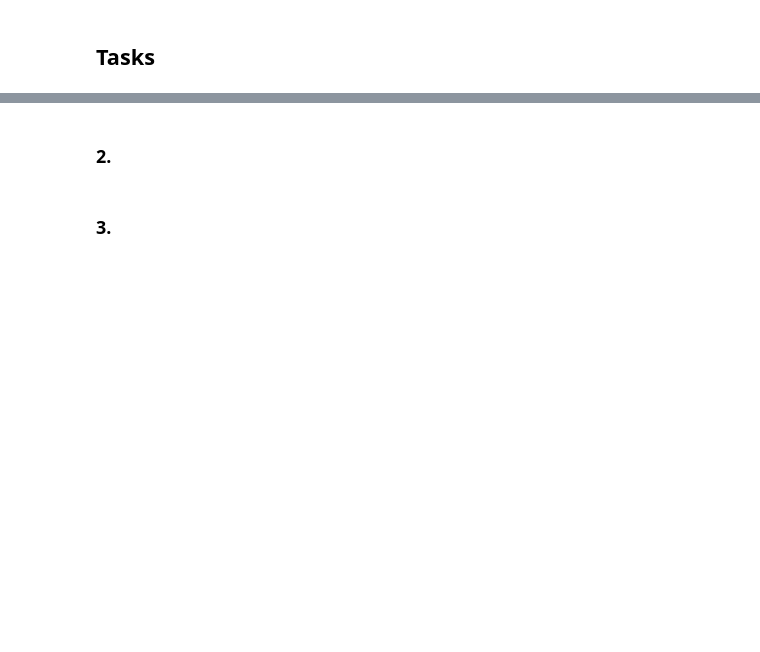
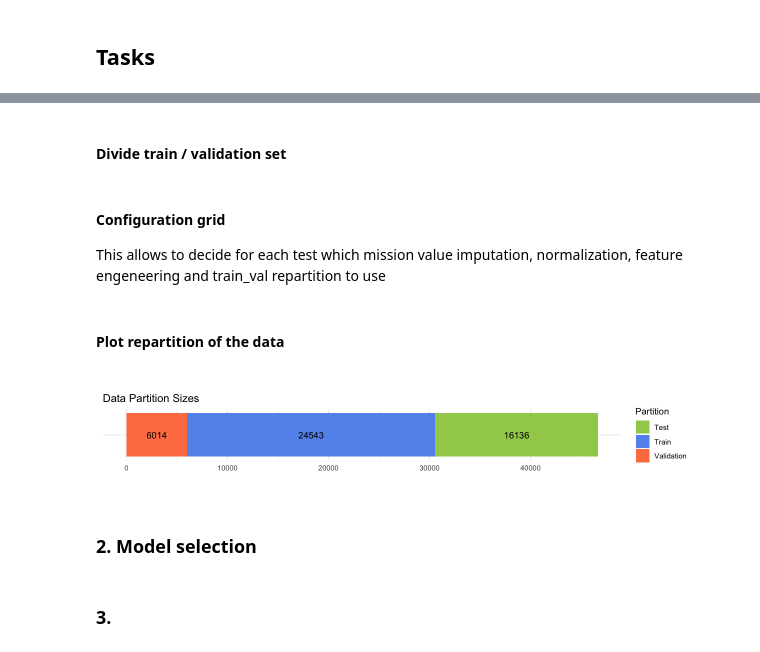
Before and after one commit to ULB-INFO-F-422/urban-air-pollution-challenge-les-dingos, a Jupyter notebook: Final_Notebook.ipynb, the cells around one changed output, grey strips where cells are left out. Saved outputs shown, nothing was run; the diff lists cells and outputs as text; code cells hidden in the pictures; blank space fills up the shorter version.

```diff
--- a/Final_Notebook.ipynb
+++ b/Final_Notebook.ipynb
@@ -14,0 +74,10 @@
+# %%
+# Replace na's by the median by Place_ID
+na_to_median_by_location <- function(data) {
+    data_clean <- data %>%
+        group_by(Place_ID) %>%
+        mutate(across(where(is.numeric), ~ifelse(is.na(.), median(., na.rm = TRUE), .))) %>%
+        ungroup()
+
+    return(data_clean)
+}
@@ -14,0 +147,2 @@
+# %% [markdown]
+#### Divide train / validation set
@@ -15,5 +166,43 @@
+# %% [markdown]
+#### Configuration grid
+This allows to decide for each test which mission value imputation, normalization, feature engeneering and train_val repartition to use
+# %%
+train = get_train_data()
+test = get_test_data()
+data <- bind_rows(train, test)
+data <- na_to_median_by_location(data)
+data <- add_time(data)
+data <- add_lag_lead(data,10)
+features <- setdiff(names(data), c("Date", "Place_ID X Date","Place_ID.X.Date"))
+train_data <- data[1:nrow(train), features, drop = FALSE]
+test_data <- data[(nrow(train) + 1):nrow(data), features, drop = FALSE]
+data_test_val <- get_train_val(train_data ,0.8)
+# %% [markdown]
+#### Plot repartition of the data
+# %%
+partition_sizes <- data.frame(
+  Partition = c("Train", "Validation", "Test"),
+  Size = c(nrow(data_test_val$train), nrow(data_test_val$val), nrow(test_data))
+)
+
+# Plot the partition sizes
+options(repr.plot.width = 10, repr.plot.height = 2)
+ggplot(partition_sizes, aes(x = "", y = Size, fill = Partition)) +
+  geom_bar(stat = "identity", width = 1) +
+  coord_flip() +
+  geom_text(aes(label = Size), position = position_stack(vjust = 0.5)) +
+  theme_minimal() +
+  labs(title = "Data Partition Sizes", x = NULL, y = NULL) +
+  scale_fill_manual(values = c("Train" = "cornflowerblue", "Validation" = "coral", "Test" = "darkolivegreen3")) +
+  theme(
+    axis.ticks = element_blank(),
+    axis.text.y = element_blank(),
+    aspect.ratio = 1/10 # Adjust the aspect ratio to make the plot shorter
+  )
+# %% [output]
+[figure, added]
 # %% [markdown]
-### 2.
+### 2. Model selection
 # %% [markdown]
 ### 3.
 # %% [markdown]
```
Also changed, not shown: parts of 16 cells of this notebook, 2 other files.
